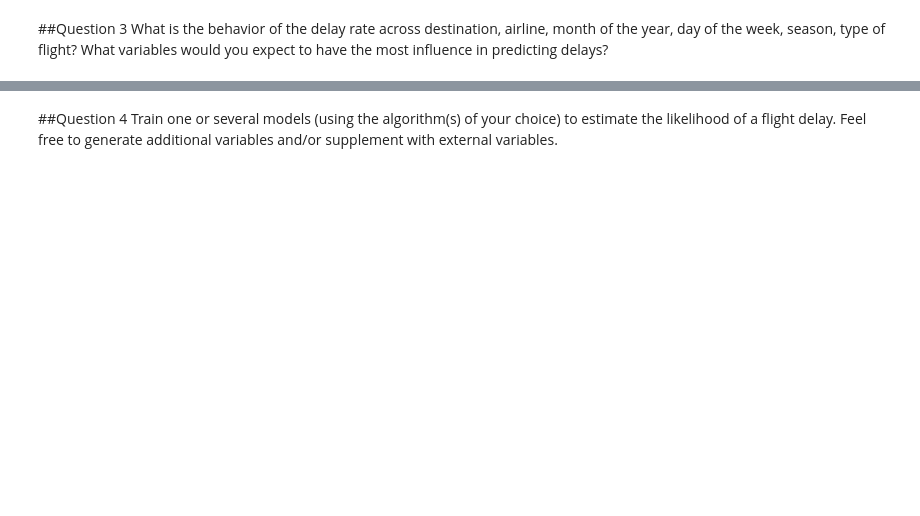
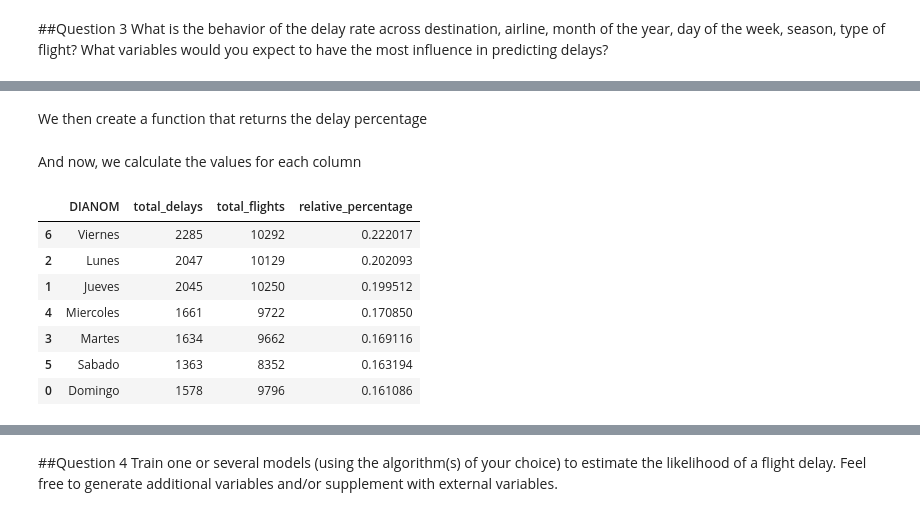
Before and after one commit to jmetchebarne/ds_latam, a Jupyter notebook: solution.ipynb, the cells around one changed output, grey strips where cells are left out. Saved outputs shown, nothing was run; the diff lists cells and outputs as text; code cells hidden in the pictures; blank space fills up the shorter version.

```diff
--- a/solution.ipynb
+++ b/solution.ipynb
@@ -355,0 +369,2 @@ Name: Fecha-I, Length: 68203, dtype: object
+# %% [markdown]
+We then create a function that returns the delay percentage
@@ -355,0 +381,14 @@ Name: Fecha-I, Length: 68203, dtype: object
+# %% [markdown]
+And now, we calculate the values for each column
+# %%
+dianom_delay = delay_percentage(df,'DIANOM')
+dianom_delay
+# %% [output]
+|  | DIANOM | total_delays | total_flights | relative_percentage |
+| 6 | Viernes | 2285 | 10292 | 0.222017 |
+| 2 | Lunes | 2047 | 10129 | 0.202093 |
+| 1 | Jueves | 2045 | 10250 | 0.199512 |
+| 4 | Miercoles | 1661 | 9722 | 0.170850 |
+| 3 | Martes | 1634 | 9662 | 0.169116 |
+| 5 | Sabado | 1363 | 8352 | 0.163194 |
+| 0 | Domingo | 1578 | 9796 | 0.161086 |
```
Also changed, not shown: parts of 42 cells of this notebook.
